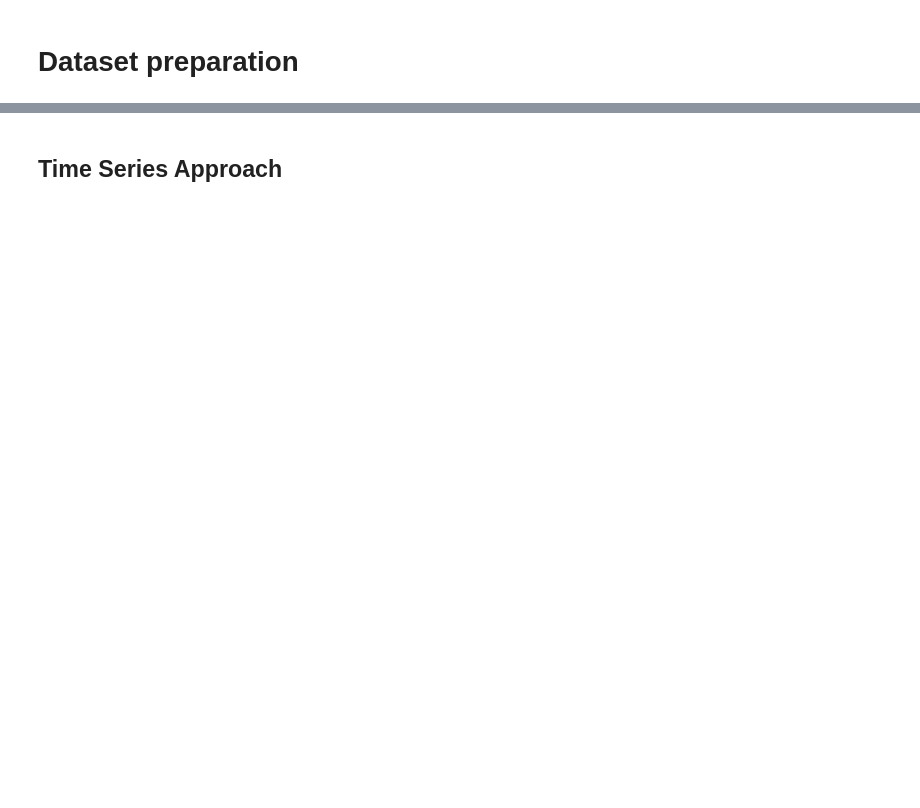
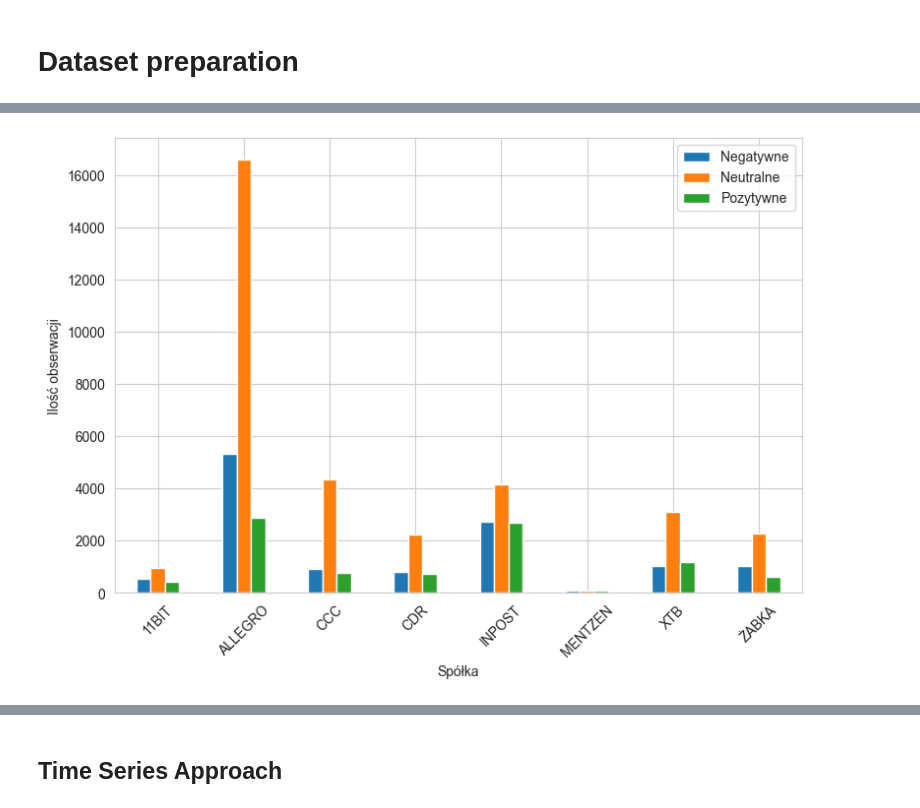
Before and after one commit to SzymonJot/PolishTweetsClassification, a Jupyter notebook: analysis_main.ipynb, the cells around one changed output, grey strips where cells are left out. Saved outputs shown, nothing was run; the diff lists cells and outputs as text; code cells hidden in the pictures; blank space fills up the shorter version.

```diff
--- a/analysis_main.ipynb
+++ b/analysis_main.ipynb
@@ -605,0 +82,28 @@ all_results['ALLEGRO']
+# %%
+# 1. Load the dataset
+dataset_analyzed = pd.read_csv('dataset2_analyzed.csv')
+
+# 2. Drop unwanted columns
+columns = [col for col in dataset_analyzed.columns if col not in ['Unnamed: 0', 'Unnamed: 0.1']]
+dataset_analyzed = dataset_analyzed[columns]
+
+# 4. Parse 'created_at' as UTC datetime (handles tz-aware and tz-naive values safely)
+dataset_analyzed['created_at'] = pd.to_datetime(dataset_analyzed['created_at'], errors='raise', utc=True)
+
+# 5. Convert to Warsaw time
+dataset_analyzed['created_at'] = dataset_analyzed['created_at'].dt.tz_convert('Europe/Warsaw')
+
+# 6. Create 'Date' column (date only, no time, tz-naive)
+dataset_analyzed['Date'] = dataset_analyzed['created_at'].dt.normalize().dt.tz_localize(None)
+
+dates_to_remove = [
+    pd.Timestamp('2022-12-31 00:00:00'),
+    pd.Timestamp('2024-01-01 00:00:00')
+]
+
+dataset_analyzed = dataset_analyzed[~dataset_analyzed['Date'].isin(dates_to_remove)]
+# %%
+dataset_analyzed.loc[:,'company'] = dataset_analyzed['company'].apply(lambda x: x.upper())
+# %%
+dataset_analyzed = dataset_analyzed[~((dataset_analyzed['Date']<pd.Timestamp('2024-07-02 00:00:00')) & (dataset_analyzed['company']=='MENTZEN'))]
+dataset_analyzed = dataset_analyzed[~((dataset_analyzed['Date']<pd.Timestamp('2024-10-17 00:00:00')) & (dataset_analyzed['company']=='ŻABKA'))]
@@ -605,0 +420,12 @@ all_results['ALLEGRO']
+# %%
+selected_columns = ['Negative','Neutral','Positive']
+counts = grouped_metrics.groupby(['company'])[selected_columns].sum()
+
+ax = counts.plot(kind='bar', figsize=(9, 6))
+plt.xlabel('Spółka')
+plt.ylabel('Ilość obserwacji')
+plt.xticks(rotation=45)
+ax.legend(['Negatywne', 'Neutralne', 'Pozytywne'])
+plt.show()
+# %% [output]
+[figure, added]
```
Also changed, not shown: parts of 116 cells of this notebook, 7 other files.
